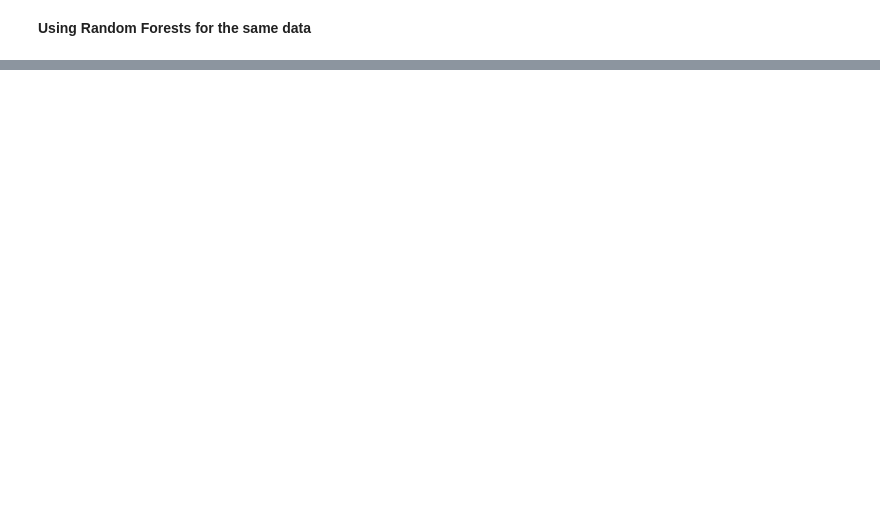
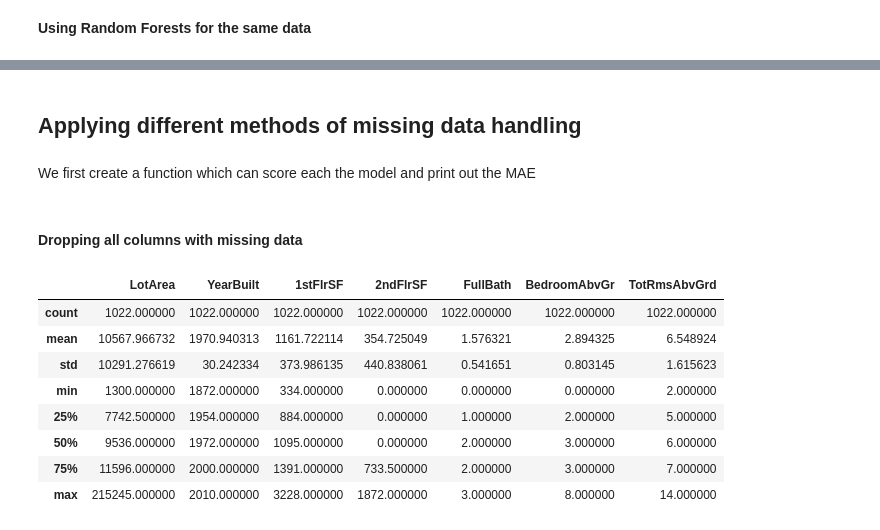
Before and after one commit to sarsah/supervised_regression, a Jupyter notebook: Supervised Learning (Prediction) for Iowa Housing Data.ipynb, the cells around one changed output, grey strips where cells are left out. Saved outputs shown, nothing was run; the diff lists cells and outputs as text; code cells hidden in the pictures; blank space fills up the shorter version.

Commit message:
Missing data handling

```diff
--- a/Supervised Learning (Prediction) for Iowa Housing Data.ipynb
+++ b/Supervised Learning (Prediction) for Iowa Housing Data.ipynb
@@ -263,0 +264,4 @@ print(mean_absolute_error(y_test, predicted))
+# %% [markdown]
+## Applying different methods of missing data handling
+# %% [markdown]
+We first create a function which can score each the model and print out the MAE
@@ -263,0 +274,15 @@ print(mean_absolute_error(y_test, predicted))
+# %% [markdown]
+#### Dropping all columns with missing data
+# %%
+#let's check our X_train
+X_train.describe()
+# %% [output]
+|  | LotArea | YearBuilt | 1stFlrSF | 2ndFlrSF | FullBath | BedroomAbvGr | TotRmsAbvGrd |
+| count | 1022.000000 | 1022.000000 | 1022.000000 | 1022.000000 | 1022.000000 | 1022.000000 | 1022.000000 |
+| mean | 10567.966732 | 1970.940313 | 1161.722114 | 354.725049 | 1.576321 | 2.894325 | 6.548924 |
+| std | 10291.276619 | 30.242334 | 373.986135 | 440.838061 | 0.541651 | 0.803145 | 1.615623 |
+| min | 1300.000000 | 1872.000000 | 334.000000 | 0.000000 | 0.000000 | 0.000000 | 2.000000 |
+| 25% | 7742.500000 | 1954.000000 | 884.000000 | 0.000000 | 1.000000 | 2.000000 | 5.000000 |
+| 50% | 9536.000000 | 1972.000000 | 1095.000000 | 0.000000 | 2.000000 | 3.000000 | 6.000000 |
+| 75% | 11596.000000 | 2000.000000 | 1391.000000 | 733.500000 | 2.000000 | 3.000000 | 7.000000 |
+| max | 215245.000000 | 2010.000000 | 3228.000000 | 1872.000000 | 3.000000 | 8.000000 | 14.000000 |
```
Also changed, not shown: parts of 19 cells of this notebook.
